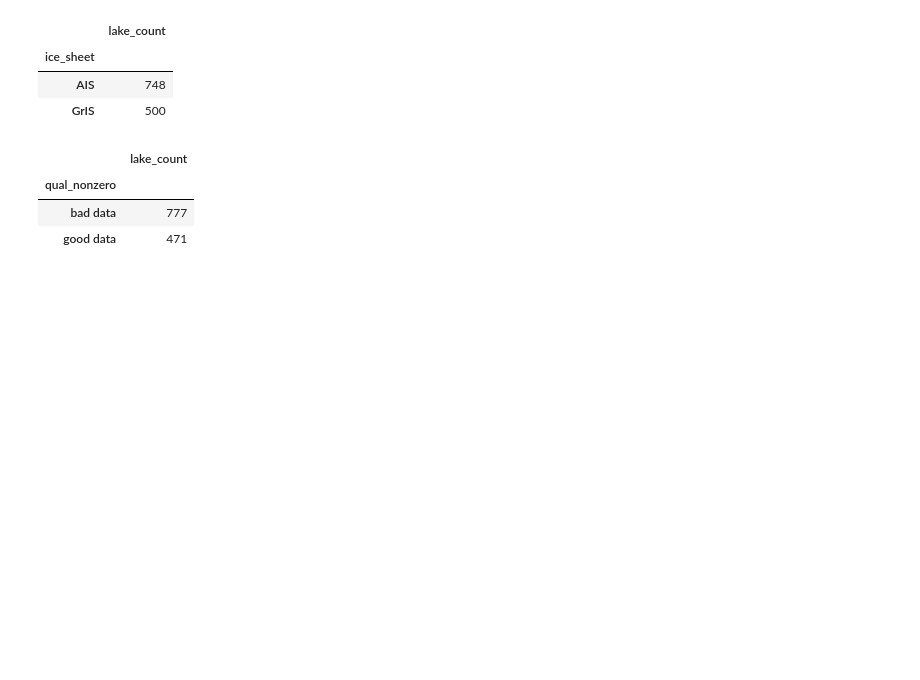
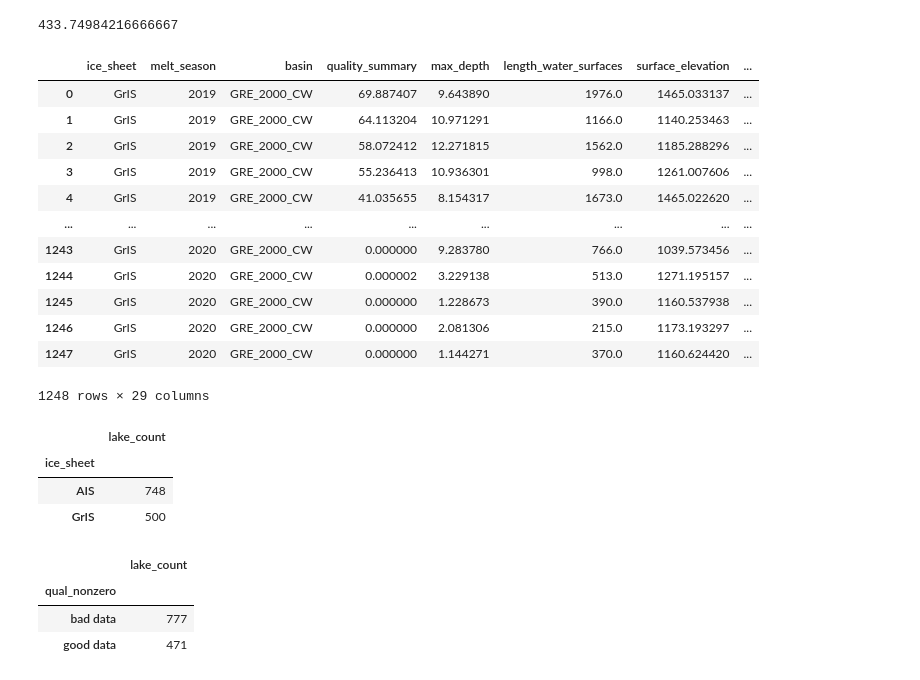
Before and after one commit to fliphilipp/icelakes-methods, a Jupyter notebook: 08-stats_comp.ipynb, the cells around one changed output. Drawn from its saved outputs; the diff is of its cells as text; code cells hidden in the pictures; blank space fills up the shorter version.

```diff
--- a/08-stats_comp.ipynb
+++ b/08-stats_comp.ipynb
@@ -32,6 +92,28 @@ from ed.edcreds import getedcreds
+# %%
+dfcw = dfstats[dfstats.region=='GRE_2000_CW.geojson']
+np.sum(np.isnan(dfcw.xatc_total))
+np.max(dfcw.xatc_total/6)/1000
+# %% [output]
+433.74984216666667
 # %%
 dfl = pd.read_csv('data/lakestats_methods_paper_depth_update.csv')
 dfl['qual_nonzero'] = ['good data' if (x > 0) else 'bad data' for x in dfl.lake_quality]
+# %%
+dfl
+# %% [output]
+|  | ice_sheet | melt_season | basin | quality_summary | max_depth | length_water_surfaces | surface_elevation | ... |
+| 0 | GrIS | 2019 | GRE_2000_CW | 69.887407 | 9.643890 | 1976.0 | 1465.033137 | ... |
+| 1 | GrIS | 2019 | GRE_2000_CW | 64.113204 | 10.971291 | 1166.0 | 1140.253463 | ... |
+| 2 | GrIS | 2019 | GRE_2000_CW | 58.072412 | 12.271815 | 1562.0 | 1185.288296 | ... |
+| 3 | GrIS | 2019 | GRE_2000_CW | 55.236413 | 10.936301 | 998.0 | 1261.007606 | ... |
+| 4 | GrIS | 2019 | GRE_2000_CW | 41.035655 | 8.154317 | 1673.0 | 1465.022620 | ... |
+| ... | ... | ... | ... | ... | ... | ... | ... | ... |
+| 1243 | GrIS | 2020 | GRE_2000_CW | 0.000000 | 9.283780 | 766.0 | 1039.573456 | ... |
+| 1244 | GrIS | 2020 | GRE_2000_CW | 0.000002 | 3.229138 | 513.0 | 1271.195157 | ... |
+| 1245 | GrIS | 2020 | GRE_2000_CW | 0.000000 | 1.228673 | 390.0 | 1160.537938 | ... |
+| 1246 | GrIS | 2020 | GRE_2000_CW | 0.000000 | 2.081306 | 215.0 | 1173.193297 | ... |
+| 1247 | GrIS | 2020 | GRE_2000_CW | 0.000000 | 1.144271 | 370.0 | 1160.624420 | ... |
+1248 rows × 29 columns
 # %%
 sheet_totals = dfl.groupby(by='ice_sheet')[['lake_id']].count().rename(columns={'lake_id': 'lake_count'})
 sheet_totals
```
Also changed, not shown: parts of 4 cells of this notebook, 4 other files.
